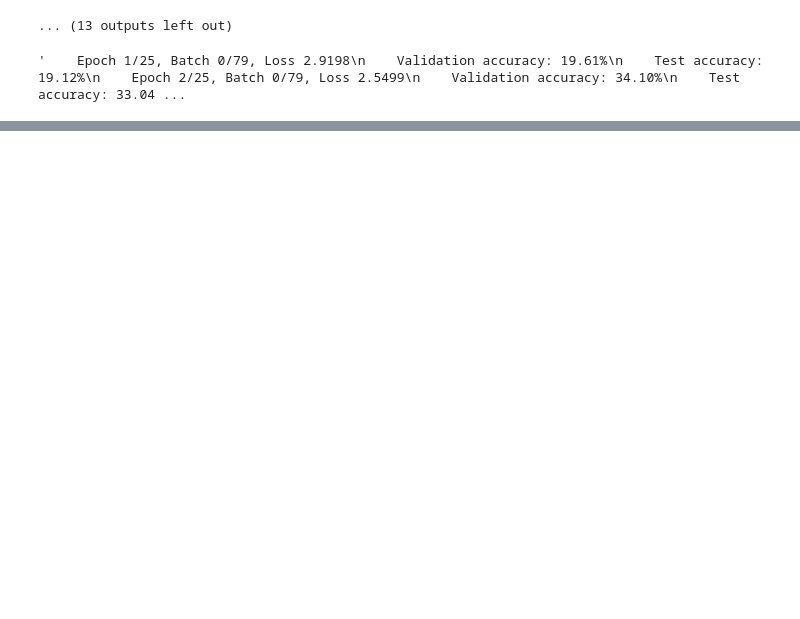
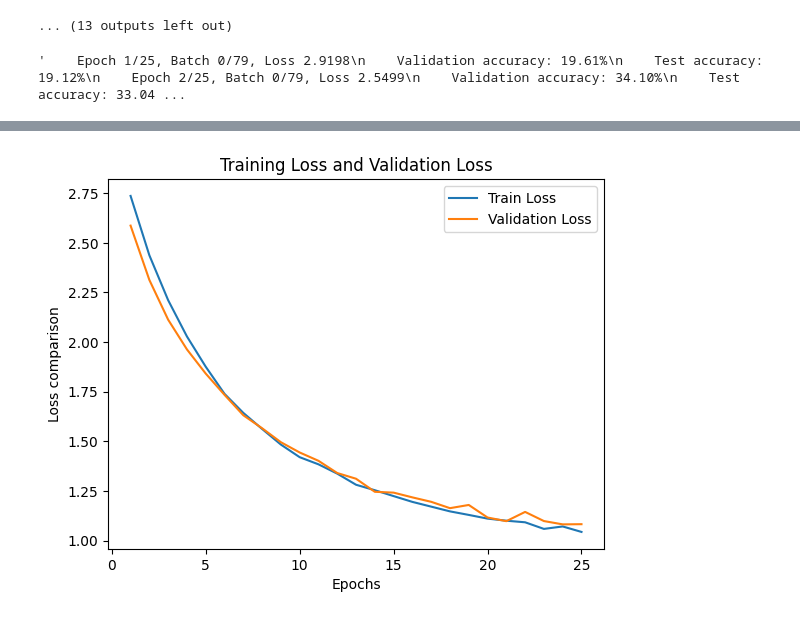
Before and after one commit to visnunathan8/Flower-Classification-using-CNN, a Jupyter notebook: TL-RESNET18_D3_tqdm.ipynb, the cells around one changed output, grey strips where cells are left out. Saved outputs shown, nothing was run; the diff lists cells and outputs as text; code cells hidden in the pictures; blank space fills up the shorter version.

```diff
--- a/TL-RESNET18_D3_tqdm.ipynb
+++ b/TL-RESNET18_D3_tqdm.ipynb
@@ -317,0 +485,18 @@ Epoch 12/25, Train Loss: 1.3388, Train Accuracy: 65.92%, Val Accuracy: 65.06%, T
+# %%
+epochslist = []
+for i in range(num_epochs):
+    epochslist.append(i+1)
+# %%
+import matplotlib.pyplot as plt
+
+plt.plot(epochslist, train_losses, label='Train Loss')
+plt.plot(epochslist, val_losses, label='Validation Loss')
+plt.title('Training Loss and Validation Loss')
+plt.xlabel('Epochs')
+plt.ylabel('Loss comparison')
+
+plt.legend()
+
+plt.show()
+# %% [output]
+[figure, added]
```
Also changed, not shown: parts of 12 cells of this notebook.
